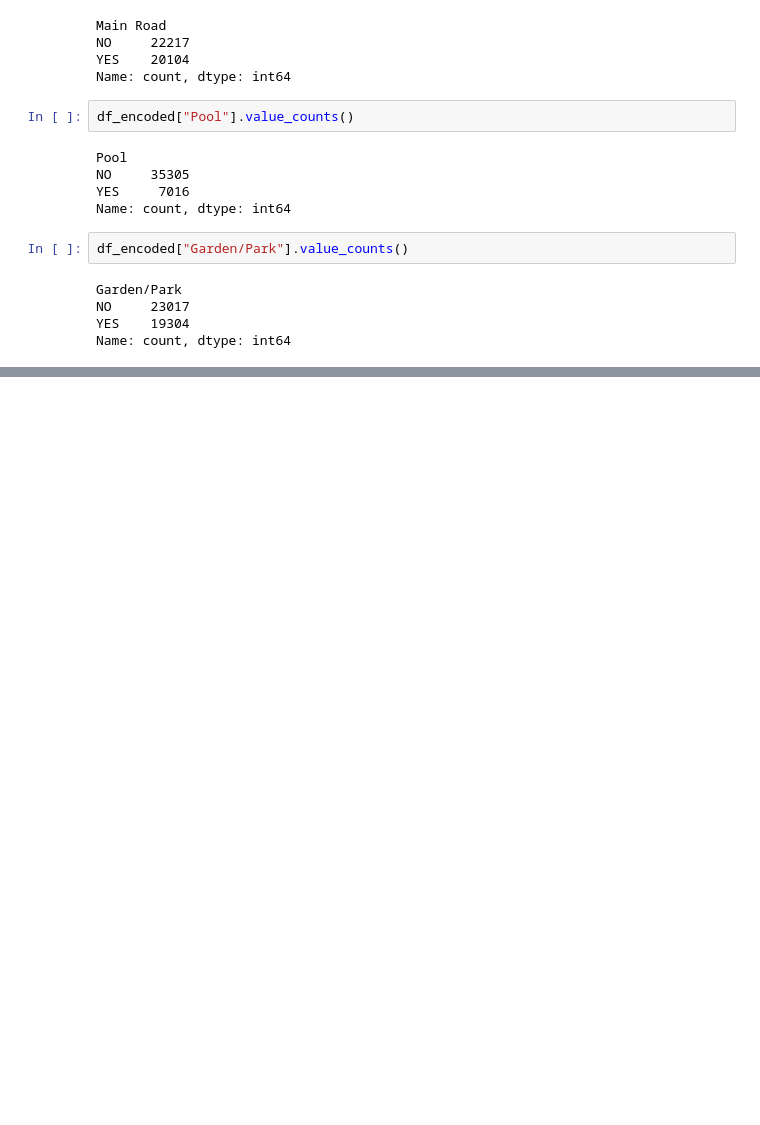
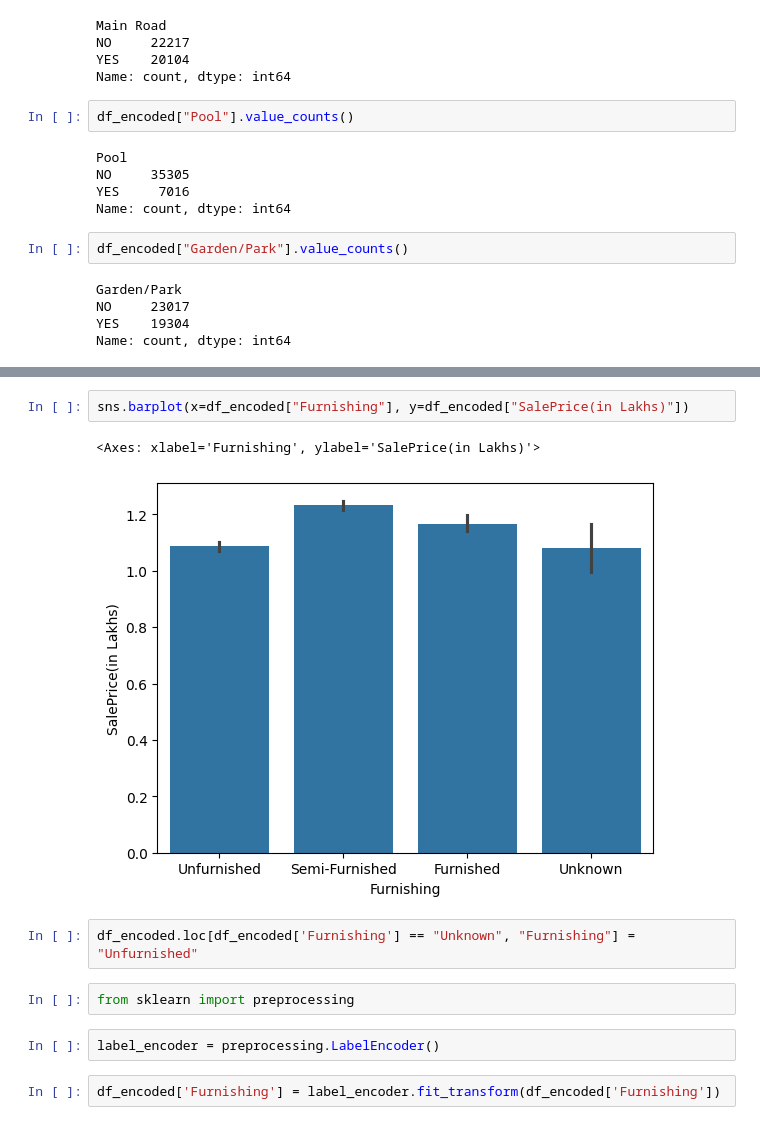
Before and after one commit to Rahul5021/FlatPricePrediction, a Jupyter notebook: eda.ipynb, the cells around one changed output, grey strips where cells are left out. Saved outputs shown, nothing was run; the diff lists cells and outputs as text; blank space fills up the shorter version.

```diff
--- a/eda.ipynb
+++ b/eda.ipynb
@@ -662,0 +683,13 @@ Name: count, dtype: int64
+# %%
+sns.barplot(x=df_encoded["Furnishing"], y=df_encoded["SalePrice(in Lakhs)"])
+# %% [output]
+<Axes: xlabel='Furnishing', ylabel='SalePrice(in Lakhs)'>
+[figure, added]
+# %%
+df_encoded.loc[df_encoded['Furnishing'] == "Unknown", "Furnishing"] = "Unfurnished"
+# %%
+from sklearn import preprocessing
+# %%
+label_encoder = preprocessing.LabelEncoder()
+# %%
+df_encoded['Furnishing'] = label_encoder.fit_transform(df_encoded['Furnishing'])
```
Also changed, not shown: parts of 7 cells of this notebook.
